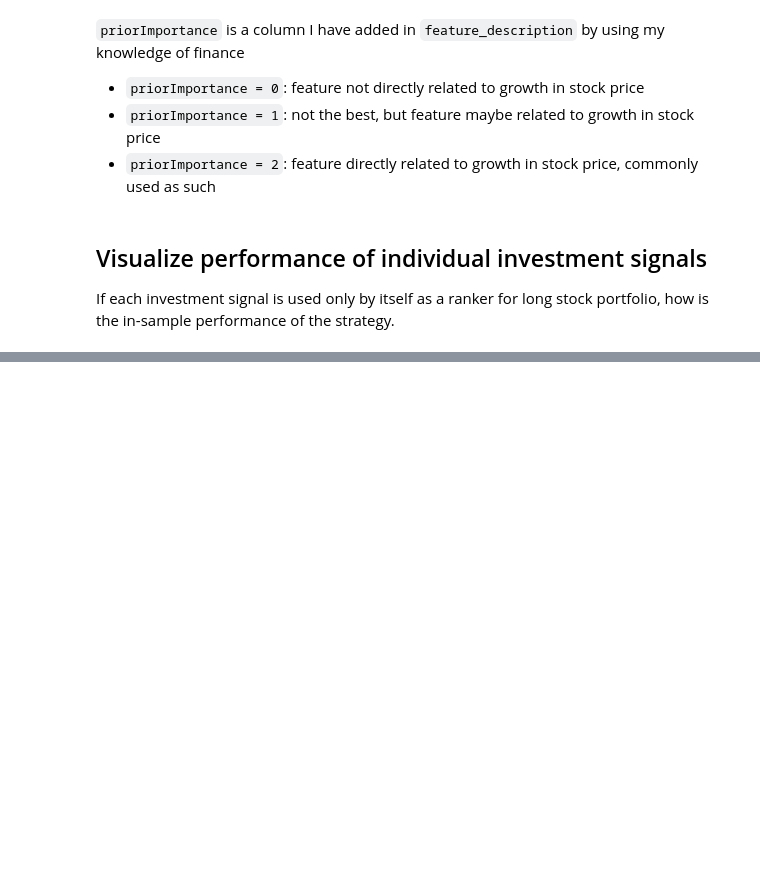
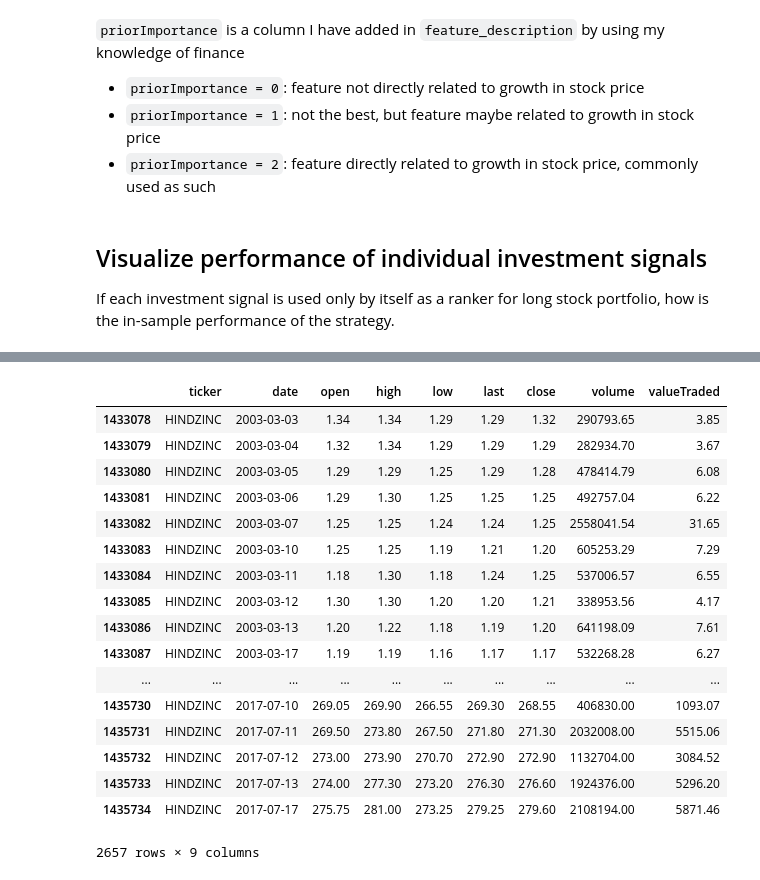
Before and after one commit to SiluPanda/capstone, a Jupyter notebook: CapstoneProject.ipynb, the cells around one changed output, grey strips where cells are left out. Saved outputs shown, nothing was run; the diff lists cells and outputs as text; code cells hidden in the pictures; blank space fills up the shorter version.

```diff
--- a/CapstoneProject.ipynb
+++ b/CapstoneProject.ipynb
@@ -322,0 +394,22 @@ pe.groupby('date').count().plot()
+# %%
+#prc.loc[(prc.ticker == 'HINDZINC') & (prc.date == '2006-10-22'),'close'].plot()
+prc.loc[(prc.ticker == 'HINDZINC') & (prc.date > '2003-03-01'),:]
+# %% [output]
+|  | ticker | date | open | high | low | last | close | volume | valueTraded |
+| 1433078 | HINDZINC | 2003-03-03 | 1.34 | 1.34 | 1.29 | 1.29 | 1.32 | 290793.65 | 3.85 |
+| 1433079 | HINDZINC | 2003-03-04 | 1.32 | 1.34 | 1.29 | 1.29 | 1.29 | 282934.70 | 3.67 |
+| 1433080 | HINDZINC | 2003-03-05 | 1.29 | 1.29 | 1.25 | 1.29 | 1.28 | 478414.79 | 6.08 |
+| 1433081 | HINDZINC | 2003-03-06 | 1.29 | 1.30 | 1.25 | 1.25 | 1.25 | 492757.04 | 6.22 |
+| 1433082 | HINDZINC | 2003-03-07 | 1.25 | 1.25 | 1.24 | 1.24 | 1.25 | 2558041.54 | 31.65 |
+| 1433083 | HINDZINC | 2003-03-10 | 1.25 | 1.25 | 1.19 | 1.21 | 1.20 | 605253.29 | 7.29 |
+| 1433084 | HINDZINC | 2003-03-11 | 1.18 | 1.30 | 1.18 | 1.24 | 1.25 | 537006.57 | 6.55 |
+| 1433085 | HINDZINC | 2003-03-12 | 1.30 | 1.30 | 1.20 | 1.20 | 1.21 | 338953.56 | 4.17 |
+| 1433086 | HINDZINC | 2003-03-13 | 1.20 | 1.22 | 1.18 | 1.19 | 1.20 | 641198.09 | 7.61 |
+| 1433087 | HINDZINC | 2003-03-17 | 1.19 | 1.19 | 1.16 | 1.17 | 1.17 | 532268.28 | 6.27 |
+| ... | ... | ... | ... | ... | ... | ... | ... | ... | ... |
+| 1435730 | HINDZINC | 2017-07-10 | 269.05 | 269.90 | 266.55 | 269.30 | 268.55 | 406830.00 | 1093.07 |
+| 1435731 | HINDZINC | 2017-07-11 | 269.50 | 273.80 | 267.50 | 271.80 | 271.30 | 2032008.00 | 5515.06 |
+| 1435732 | HINDZINC | 2017-07-12 | 273.00 | 273.90 | 270.70 | 272.90 | 272.90 | 1132704.00 | 3084.52 |
+| 1435733 | HINDZINC | 2017-07-13 | 274.00 | 277.30 | 273.20 | 276.30 | 276.60 | 1924376.00 | 5296.20 |
+| 1435734 | HINDZINC | 2017-07-17 | 275.75 | 281.00 | 273.25 | 279.25 | 279.60 | 2108194.00 | 5871.46 |
+2657 rows × 9 columns
```
Also changed, not shown: parts of 11 cells of this notebook.
